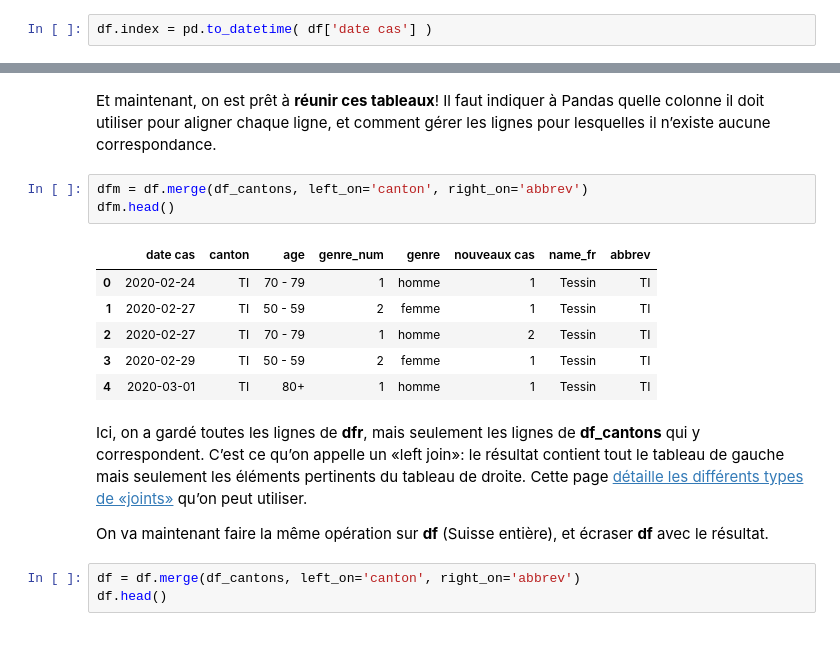
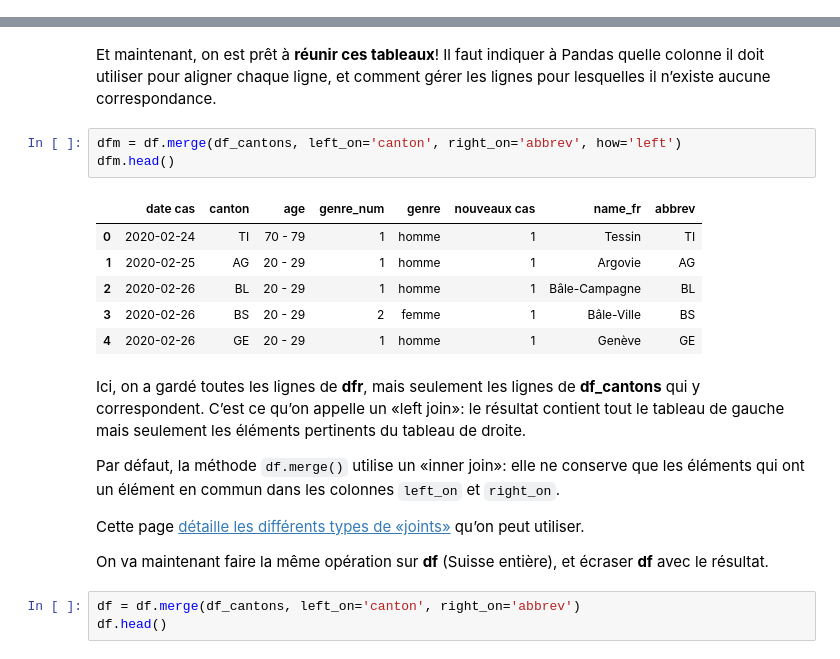
Before and after one commit to palrogg/course_sandbox, a Jupyter notebook: 04-Pandas-Merge.ipynb, the cells around one changed output, grey strips where cells are left out. Drawn from its saved outputs; the diff is of its cells as text.

```diff
--- a/04-Pandas-Merge.ipynb
+++ b/04-Pandas-Merge.ipynb
@@ -95,5 +92,3 @@ On indique à Python de construire l’index à partir de la colonne **date cas*
-# %%
-df.index = pd.to_datetime( df['date cas'] )
 # %% [markdown]
 ## Filtrer les données
 
@@ -209,17 +167,21 @@ df_cantons = df_cantons[['name_fr', 'abbrev']]
 # %% [markdown]
 Et maintenant, on est prêt à **réunir ces tableaux**! Il faut indiquer à Pandas quelle colonne il doit utiliser pour aligner chaque ligne, et comment gérer les lignes pour lesquelles il n’existe aucune correspondance.
 # %%
-dfm = df.merge(df_cantons, left_on='canton', right_on='abbrev')
+dfm = df.merge(df_cantons, left_on='canton', right_on='abbrev', how='left')
 dfm.head()
 # %% [output]
 |  | date cas | canton | age | genre_num | genre | nouveaux cas | name_fr | abbrev |
 | 0 | 2020-02-24 | TI | 70 - 79 | 1 | homme | 1 | Tessin | TI |
-| 1 | 2020-02-27 | TI | 50 - 59 | 2 | femme | 1 | Tessin | TI |
-| 2 | 2020-02-27 | TI | 70 - 79 | 1 | homme | 2 | Tessin | TI |
-| 3 | 2020-02-29 | TI | 50 - 59 | 2 | femme | 1 | Tessin | TI |
-| 4 | 2020-03-01 | TI | 80+ | 1 | homme | 1 | Tessin | TI |
+| 1 | 2020-02-25 | AG | 20 - 29 | 1 | homme | 1 | Argovie | AG |
+| 2 | 2020-02-26 | BL | 20 - 29 | 1 | homme | 1 | Bâle-Campagne | BL |
+| 3 | 2020-02-26 | BS | 20 - 29 | 2 | femme | 1 | Bâle-Ville | BS |
+| 4 | 2020-02-26 | GE | 20 - 29 | 1 | homme | 1 | Genève | GE |
 # %% [markdown]
-Ici, on a gardé toutes les lignes de **dfr**, mais seulement les lignes de **df_cantons** qui y correspondent. C’est ce qu’on appelle un «left join»: le résultat contient tout le tableau de gauche mais seulement les éléments pertinents du tableau de droite. Cette page [détaille les différents types de «joints»](https://www.datacourses.com/concatenate-merge-and-join-data-with-pandas-598/) qu’on peut utiliser.
+Ici, on a gardé toutes les lignes de **dfr**, mais seulement les lignes de **df_cantons** qui y correspondent. C’est ce qu’on appelle un «left join»: le résultat contient tout le tableau de gauche mais seulement les éléments pertinents du tableau de droite.
+
+Par défaut, la méthode `df.merge()` utilise un «inner join»: elle ne conserve que les éléments qui ont un élément en commun dans les colonnes `left_on` et `right_on`.
+
+Cette page [détaille les différents types de «joints»](https://www.datacourses.com/concatenate-merge-and-join-data-with-pandas-598/) qu’on peut utiliser.
 
 On va maintenant faire la même opération sur **df** (Suisse entière), et écraser **df** avec le résultat.
 # %%
```
Also changed, not shown: parts of 25 cells of this notebook.
